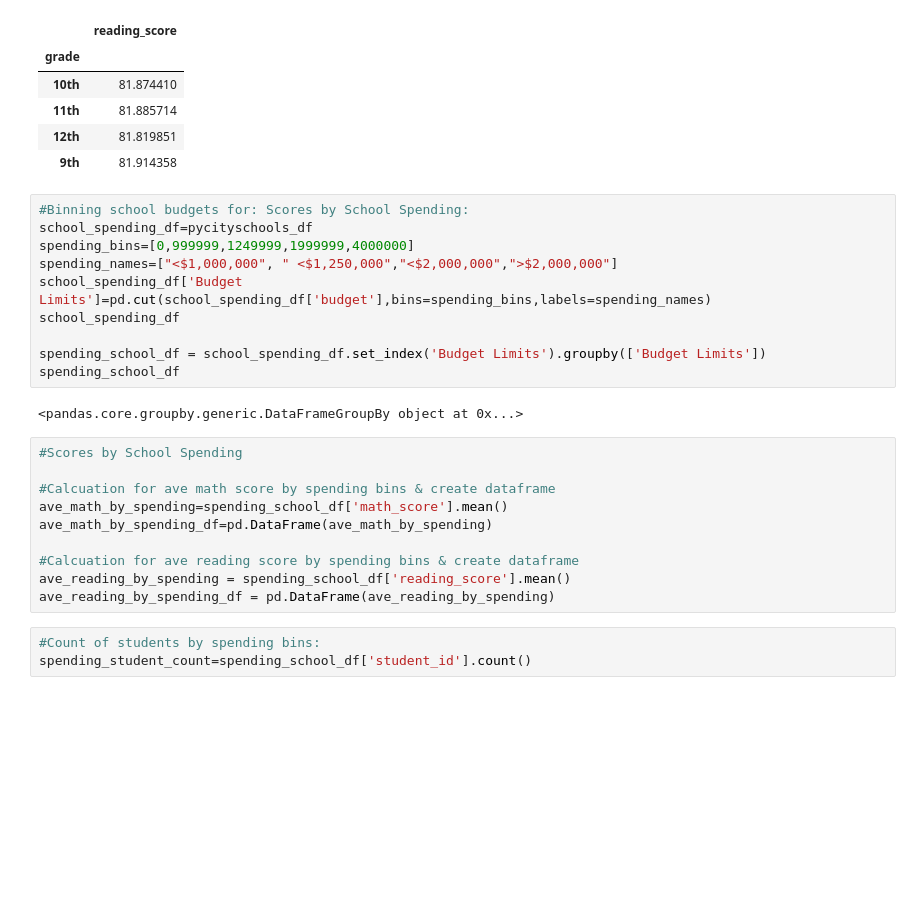
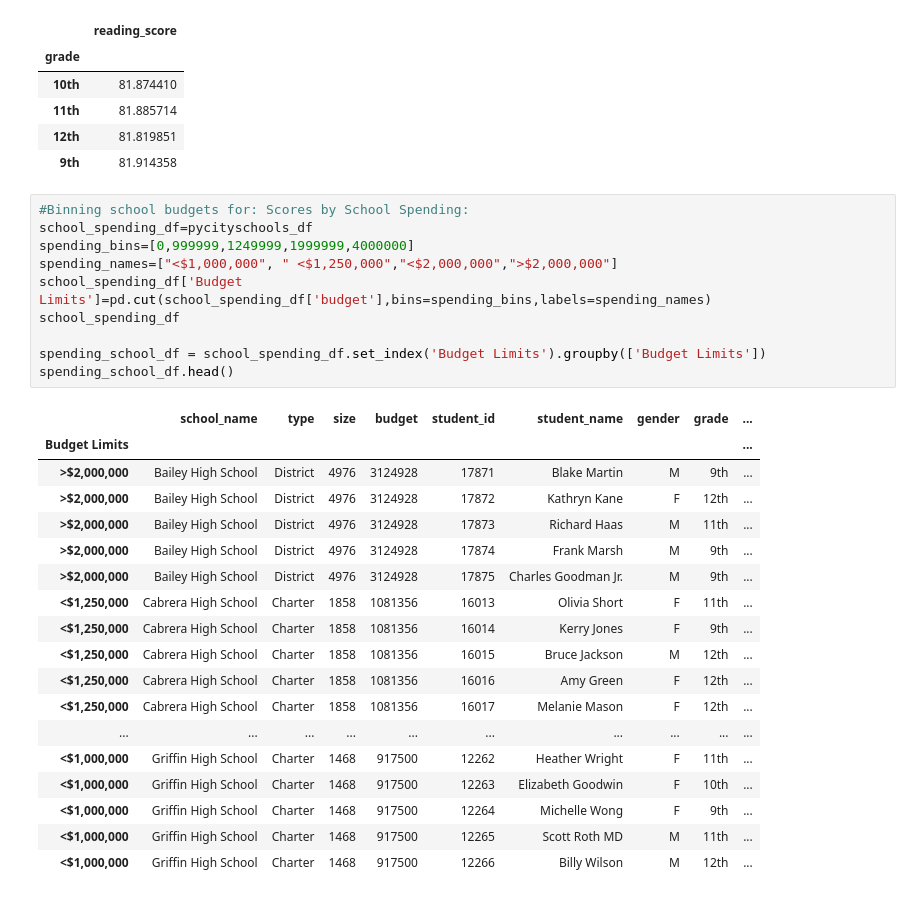
Before and after one commit to rketchum95/pandas-challenge, a Jupyter notebook: PyCitySchools/Main.ipynb, the cells around one changed output. Cells and saved outputs as stored; diff of their text form; blank space fills up the shorter version.

Commit message:
Scores by School Spening Table compelte

```diff
--- a/PyCitySchools/Main.ipynb
+++ b/PyCitySchools/Main.ipynb
@@ -209,26 +209,30 @@ reading_scores_grade_df
 # %%
 #Binning school budgets for: Scores by School Spending:
 school_spending_df=pycityschools_df
 spending_bins=[0,999999,1249999,1999999,4000000]
 spending_names=["<$1,000,000", " <$1,250,000","<$2,000,000",">$2,000,000"]
 school_spending_df['Budget Limits']=pd.cut(school_spending_df['budget'],bins=spending_bins,labels=spending_names)
 school_spending_df
 
 spending_school_df = school_spending_df.set_index('Budget Limits').groupby(['Budget Limits'])
-spending_school_df
+spending_school_df.head()
 # %% [output]
-<pandas.core.groupby.generic.DataFrameGroupBy object at 0x...>
+|  | school_name | type | size | budget | student_id | student_name | gender | grade | ... |
+| Budget Limits |  |  |  |  |  |  |  |  | ... |
+| >$2,000,000 | Bailey High School | District | 4976 | 3124928 | 17871 | Blake Martin | M | 9th | ... |
+| >$2,000,000 | Bailey High School | District | 4976 | 3124928 | 17872 | Kathryn Kane | F | 12th | ... |
+| >$2,000,000 | Bailey High School | District | 4976 | 3124928 | 17873 | Richard Haas | M | 11th | ... |
+| >$2,000,000 | Bailey High School | District | 4976 | 3124928 | 17874 | Frank Marsh | M | 9th | ... |
+| >$2,000,000 | Bailey High School | District | 4976 | 3124928 | 17875 | Charles Goodman Jr. | M | 9th | ... |
+| <$1,250,000 | Cabrera High School | Charter | 1858 | 1081356 | 16013 | Olivia Short | F | 11th | ... |
+| <$1,250,000 | Cabrera High School | Charter | 1858 | 1081356 | 16014 | Kerry Jones | F | 9th | ... |
+| <$1,250,000 | Cabrera High School | Charter | 1858 | 1081356 | 16015 | Bruce Jackson | M | 12th | ... |
+| <$1,250,000 | Cabrera High School | Charter | 1858 | 1081356 | 16016 | Amy Green | F | 12th | ... |
+| <$1,250,000 | Cabrera High School | Charter | 1858 | 1081356 | 16017 | Melanie Mason | F | 12th | ... |
+| ... | ... | ... | ... | ... | ... | ... | ... | ... | ... |
+| <$1,000,000 | Griffin High School | Charter | 1468 | 917500 | 12262 | Heather Wright | F | 11th | ... |
+| <$1,000,000 | Griffin High School | Charter | 1468 | 917500 | 12263 | Elizabeth Goodwin | F | 10th | ... |
+| <$1,000,000 | Griffin High School | Charter | 1468 | 917500 | 12264 | Michelle Wong | F | 9th | ... |
+| <$1,000,000 | Griffin High School | Charter | 1468 | 917500 | 12265 | Scott Roth MD | M | 11th | ... |
+| <$1,000,000 | Griffin High School | Charter | 1468 | 917500 | 12266 | Billy Wilson | M | 12th | ... |
-# %%
-#Scores by School Spending
-
-#Calcuation for ave math score by spending bins & create dataframe
-ave_math_by_spending=spending_school_df['math_score'].mean()
-ave_math_by_spending_df=pd.DataFrame(ave_math_by_spending)
-
-#Calcuation for ave reading score by spending bins & create dataframe
-ave_reading_by_spending = spending_school_df['reading_score'].mean()
-ave_reading_by_spending_df = pd.DataFrame(ave_reading_by_spending)
-# %%
-#Count of students by spending bins:
-spending_student_count=spending_school_df['student_id'].count()
 # %%
```
Also changed, not shown: parts of 2 cells of this notebook.
